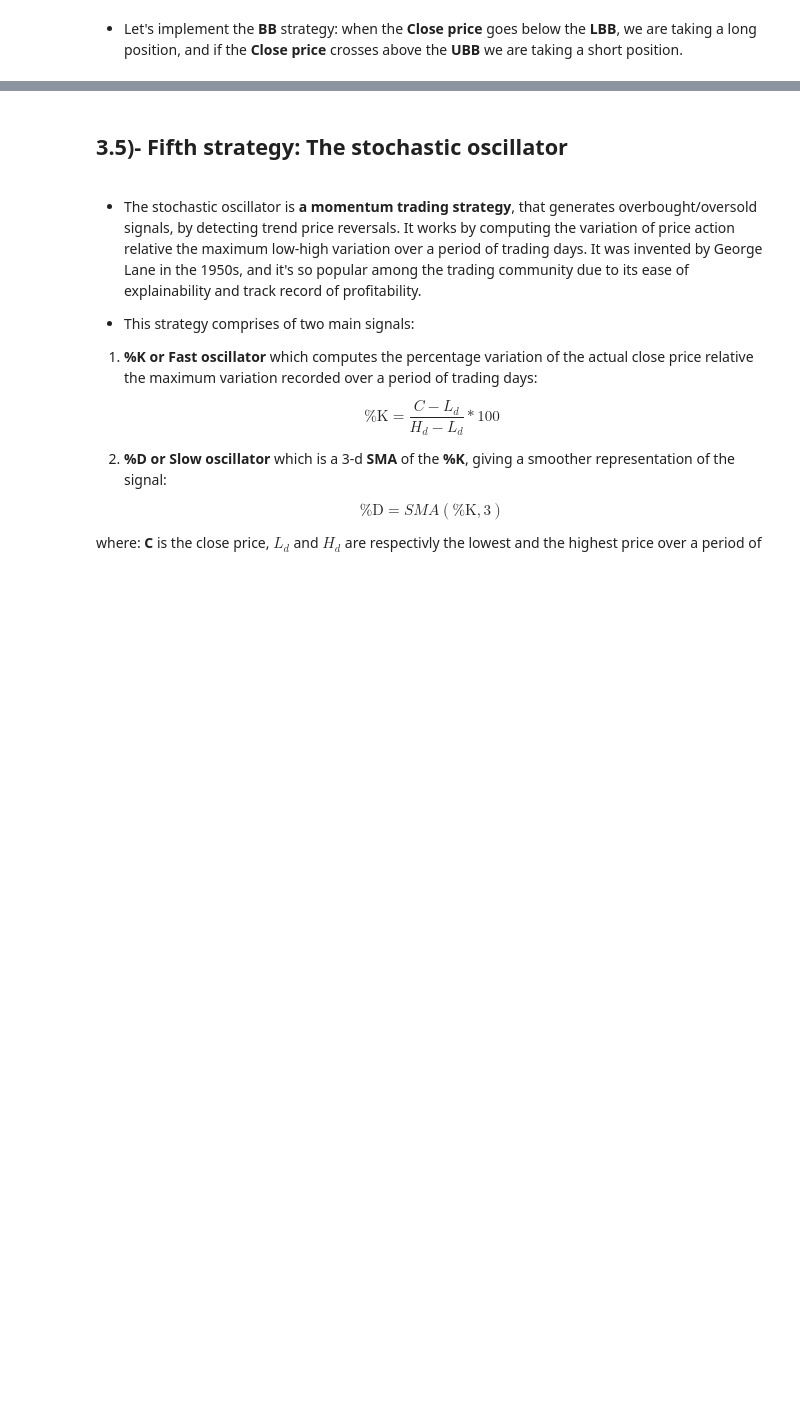
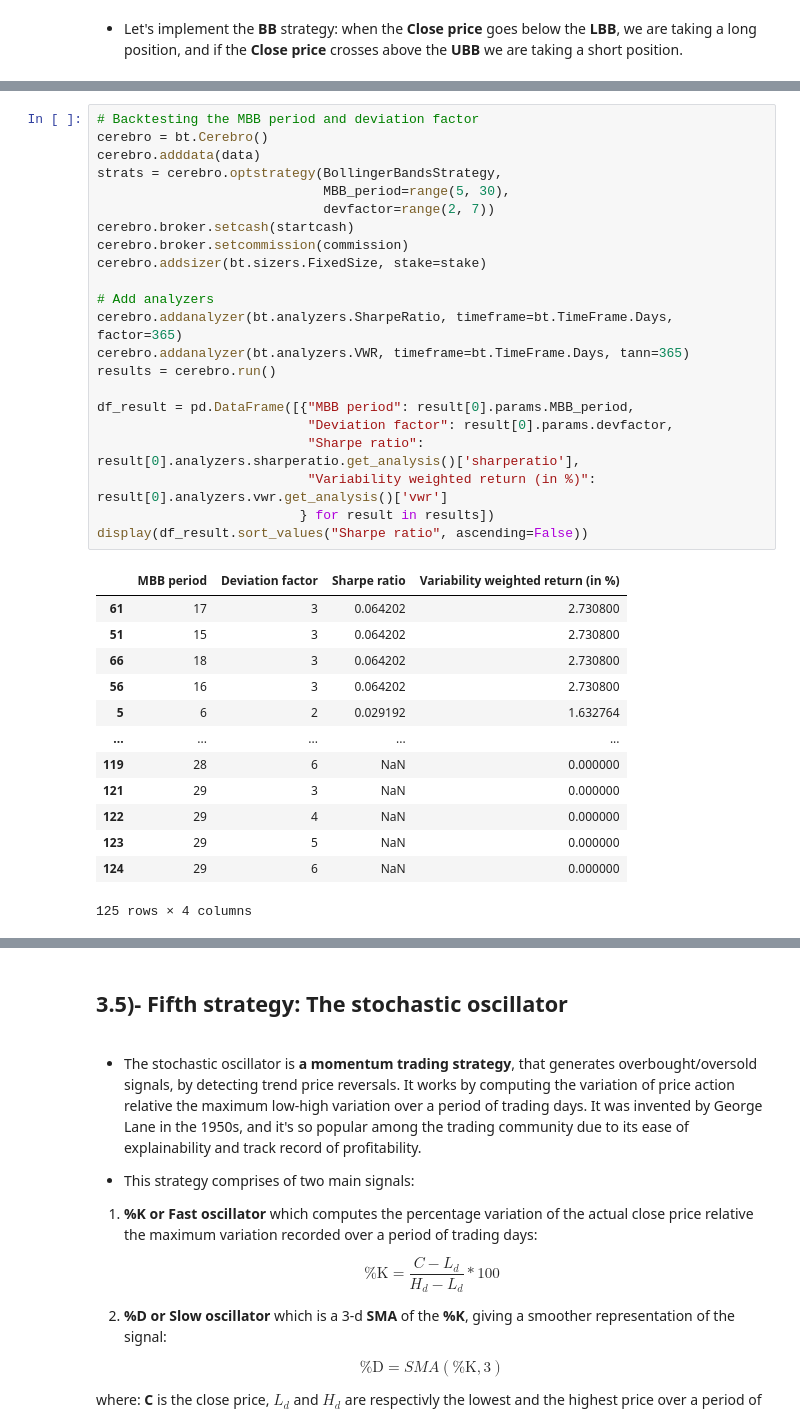
Before and after one commit to aahouzi/Stock-price-forecasting, a Jupyter notebook: notebooks/quantitative_trading_strategies.ipynb, the cells around one changed output, grey strips where cells are left out. Drawn from its saved outputs; the diff is of its cells as text; blank space fills up the shorter version.

```diff
--- a/notebooks/quantitative_trading_strategies.ipynb
+++ b/notebooks/quantitative_trading_strategies.ipynb
@@ -542,0 +485,36 @@ plt.show()
+# %%
+# Backtesting the MBB period and deviation factor
+cerebro = bt.Cerebro()
+cerebro.adddata(data)
+strats = cerebro.optstrategy(BollingerBandsStrategy,
+                             MBB_period=range(5, 30),
+                             devfactor=range(2, 7))
+cerebro.broker.setcash(startcash)
+cerebro.broker.setcommission(commission)
+cerebro.addsizer(bt.sizers.FixedSize, stake=stake)
+
+# Add analyzers
+cerebro.addanalyzer(bt.analyzers.SharpeRatio, timeframe=bt.TimeFrame.Days, factor=365)
+cerebro.addanalyzer(bt.analyzers.VWR, timeframe=bt.TimeFrame.Days, tann=365)
+results = cerebro.run()
+
+df_result = pd.DataFrame([{"MBB period": result[0].params.MBB_period,
+                           "Deviation factor": result[0].params.devfactor,
+                           "Sharpe ratio": result[0].analyzers.sharperatio.get_analysis()['sharperatio'],
+                           "Variability weighted return (in %)": result[0].analyzers.vwr.get_analysis()['vwr']
+                          } for result in results])
+display(df_result.sort_values("Sharpe ratio", ascending=False))
+# %% [output]
+|  | MBB period | Deviation factor | Sharpe ratio | Variability weighted return (in %) |
+| 61 | 17 | 3 | 0.064202 | 2.730800 |
+| 51 | 15 | 3 | 0.064202 | 2.730800 |
+| 66 | 18 | 3 | 0.064202 | 2.730800 |
+| 56 | 16 | 3 | 0.064202 | 2.730800 |
+| 5 | 6 | 2 | 0.029192 | 1.632764 |
+| ... | ... | ... | ... | ... |
+| 119 | 28 | 6 | NaN | 0.000000 |
+| 121 | 29 | 3 | NaN | 0.000000 |
+| 122 | 29 | 4 | NaN | 0.000000 |
+| 123 | 29 | 5 | NaN | 0.000000 |
+| 124 | 29 | 6 | NaN | 0.000000 |
+125 rows × 4 columns
```
Also changed, not shown: parts of 11 cells of this notebook.
